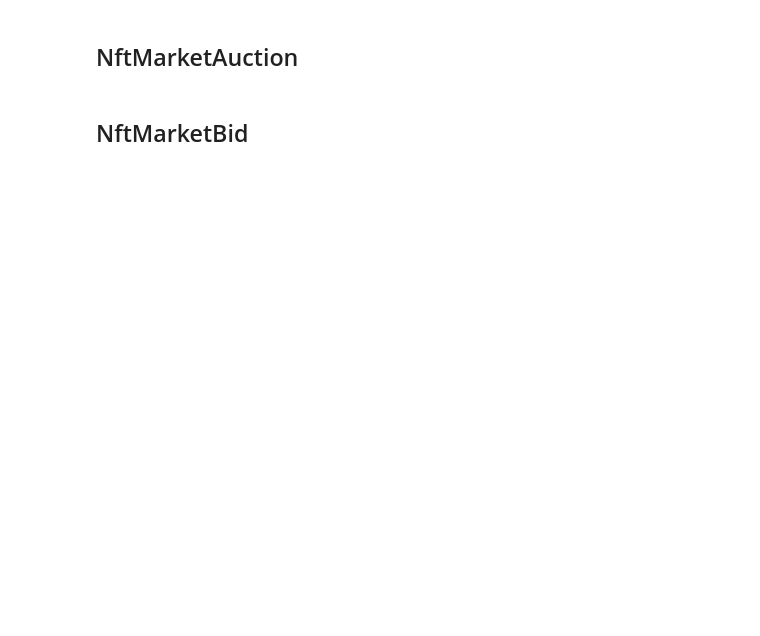
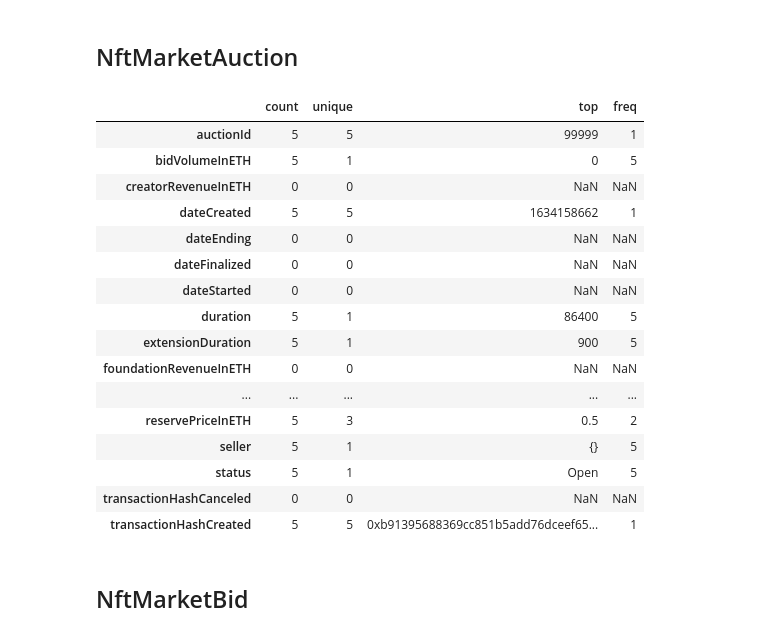
Before and after one commit to andrewyewcy/capstone-2, a Jupyter notebook: Capstone 2 Data Wrangling.ipynb, the cells around one changed output. Saved outputs shown, nothing was run; the diff lists cells and outputs as text; code cells hidden in the pictures; blank space fills up the shorter version.

```diff
--- a/Capstone 2 Data Wrangling.ipynb
+++ b/Capstone 2 Data Wrangling.ipynb
@@ -338,36 +403,54 @@ query  = """
     extensionDuration
     isPrimarySale
     numberOfBids
     bidVolumeInETH
     }
 }
 """
 #[bids]
 #    dateCancelled
 #    cancelledReason
 
 url = 'https://api.thegraph.com/subgraphs/name/f8n/fnd'
 r = requests.post(url, json={'query': query})
 #print(r.status_code)
 #print(r.text)
 
 # convert json into list
 json_data = json.loads(r.text)
 extracted_data = json_data['data'][list(json_data['data'].keys())[0]]
 
 #create a empty dataframe to store the extracted data
 # ref to https://www.kite.com/python/answers/how-to-create-an-empty-dataframe-with-column-names-in-python
 df_column_names = list(extracted_data[0].keys())
 wrangled_df = pd.DataFrame(columns = df_column_names)
 #print(wrangled_df.head())
 
 # store each entry from the extracted data into the empty data frame
 for i in range(len(extracted_data)):
     wrangled_df = wrangled_df.append(extracted_data[i], ignore_index = True)
 
-profile_report = wrangled_df.profile_report(explorative=True, html={'style': {'full_width': True}})
-profile_report.to_widgets()
-wrangled_df.head()
+#profile_report = ProfileReport(wrangled_df, minimal = True)
+#profile_report.to_notebook_iframe()
+wrangled_df.describe().T
+# %% [output]
+|  | count | unique | top | freq |
+| auctionId | 5 | 5 | 99999 | 1 |
+| bidVolumeInETH | 5 | 1 | 0 | 5 |
+| creatorRevenueInETH | 0 | 0 | NaN | NaN |
+| dateCreated | 5 | 5 | 1634158662 | 1 |
+| dateEnding | 0 | 0 | NaN | NaN |
+| dateFinalized | 0 | 0 | NaN | NaN |
+| dateStarted | 0 | 0 | NaN | NaN |
+| duration | 5 | 1 | 86400 | 5 |
+| extensionDuration | 5 | 1 | 900 | 5 |
+| foundationRevenueInETH | 0 | 0 | NaN | NaN |
+| ... | ... | ... | ... | ... |
+| reservePriceInETH | 5 | 3 | 0.5 | 2 |
+| seller | 5 | 1 | {} | 5 |
+| status | 5 | 1 | Open | 5 |
+| transactionHashCanceled | 0 | 0 | NaN | NaN |
+| transactionHashCreated | 5 | 5 | 0xb91395688369cc851b5add76dceef65... | 1 |
 # %% [markdown]
 ## NftMarketBid
 # %%
```
Also changed, not shown: parts of 11 cells of this notebook.
